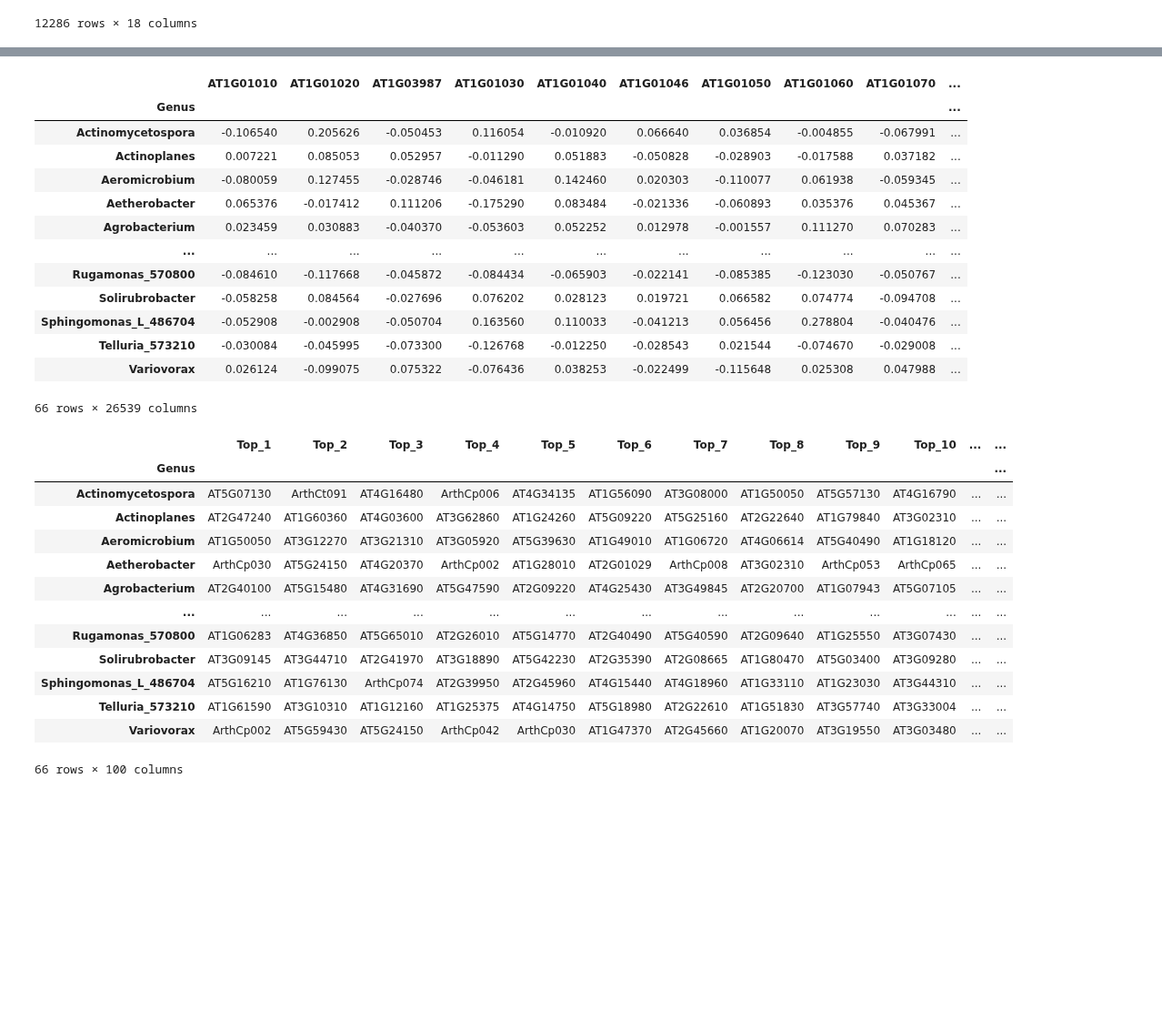
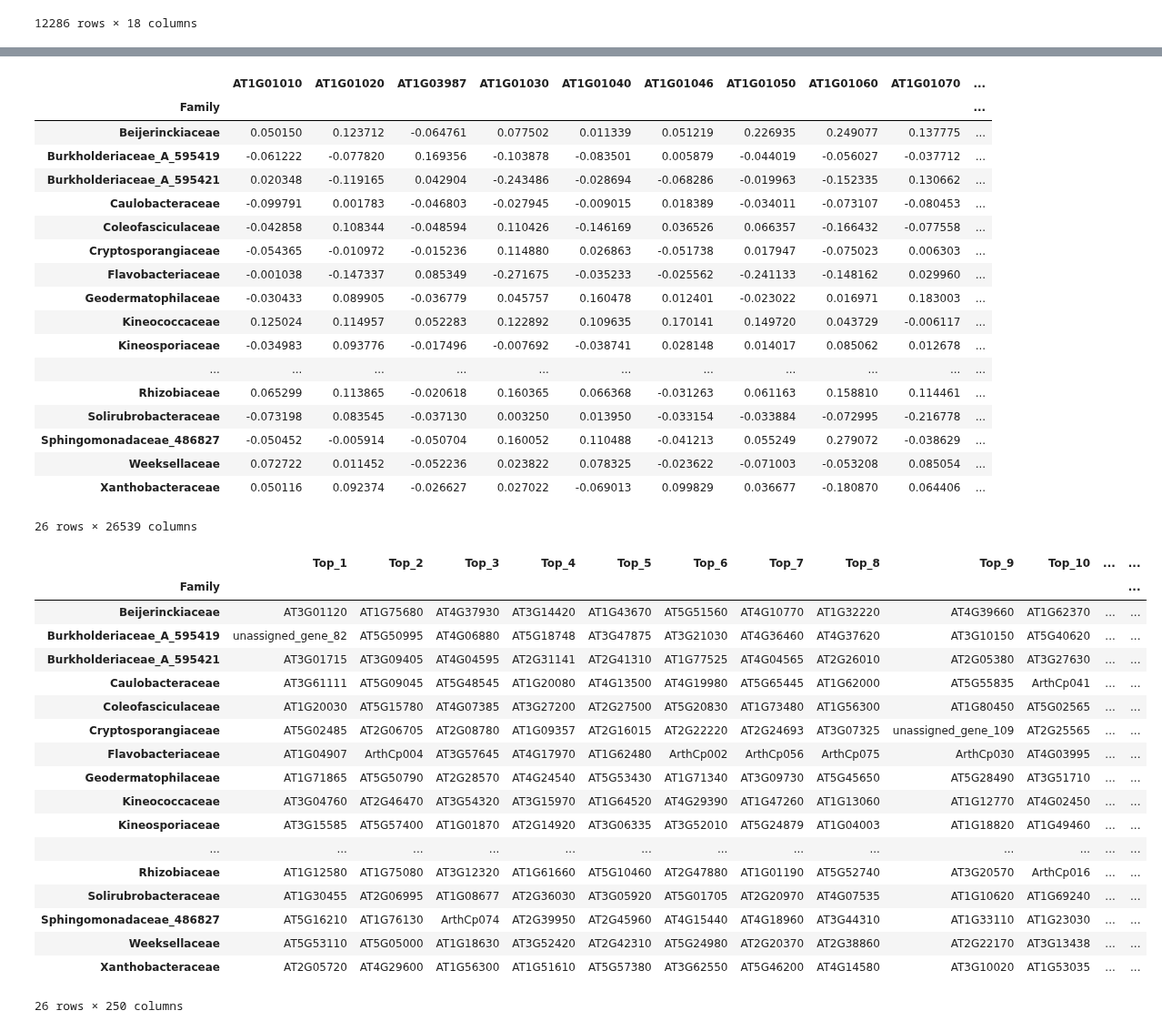
Before and after one commit to mikepassal/Outdoor_microbiome, a Jupyter notebook: Local_analysis/Analysis_post_Luke_talk/Time_shifting_expression_data_correlation/trasncriptomic_correlation_no_sample_merge.ipynb, the cells around one changed output, grey strips where cells are left out. Shown at 91% size. Saved outputs shown, nothing was run; the diff lists cells and outputs as text; code cells hidden in the pictures; blank space fills up the shorter version.

Commit message:
Update luke files investigating genes correlated with load

```diff
--- a/Local_analysis/Analysis_post_Luke_talk/Time_shifting_expression_data_correlation/trasncriptomic_correlation_no_sample_merge.ipynb
+++ b/Local_analysis/Analysis_post_Luke_talk/Time_shifting_expression_data_correlation/trasncriptomic_correlation_no_sample_merge.ipynb
@@ -222,28 +222,28 @@ long_term_microbiome
 12286 rows × 18 columns
 # %%
 genus_sum = (
-    long_term_microbiome[["Sample", "Genus", "AbundR100"]]
-    .groupby(["Sample", "Genus"])
+    long_term_microbiome[["Sample", "Family", "AbundR100"]]
+    .groupby(["Sample", "Family"])
     .sum()
 )
 genus_sum = genus_sum.reset_index()
 genus_sum_w_tp = genus_sum.merge(
     metadata[["sampID", "timepoint"]], left_on="Sample", right_on="sampID"
 )
-all_present_genus = genus_sum_w_tp["Genus"].unique()
+all_present_genus = genus_sum_w_tp["Family"].unique()
 
 ## Need to fill in missing genus in every sample first
 for sampID in genus_sum_w_tp["sampID"].unique():
     sampid_only_df = genus_sum_w_tp.loc[genus_sum_w_tp["sampID"] == sampID]
-    present_genus_in_samp = sampid_only_df["Genus"].unique()
+    present_genus_in_samp = sampid_only_df["Family"].unique()
     difference_in_present_bacteria = list(
         set(all_present_genus) - set(present_genus_in_samp)
     )
     current_time_point = sampid_only_df["timepoint"].iloc[0]
     empty_df_to_add = pd.DataFrame(
-        columns=["Sample", "Genus", "AbundR100", "sampID", "timepoint"]
+        columns=["Sample", "Family", "AbundR100", "sampID", "timepoint"]
     )
-    empty_df_to_add["Genus"] = difference_in_present_bacteria
+    empty_df_to_add["Family"] = difference_in_present_bacteria
     empty_df_to_add["Sample"] = sampID
     empty_df_to_add["AbundR100"] = 0
     empty_df_to_add["sampID"] = sampID
@@ -270,7 +270,7 @@ timepoint_abundance_matrix = pd.pivot_table(
     genus_sum_w_tp,
     values="AbundR100",
     index="sampID",
-    columns="Genus",
+    columns="Family",
 )
 timepoint_abundance_matrix
 
@@ -297,4 +302,4 @@ longterm_sample_abundance_matrix
 # %%
-longterm_sample_abundance_matrix = longterm_sample_abundance_matrix.loc[
+longterm_sample_abundance_matrix_cleaned = longterm_sample_abundance_matrix.loc[
     :, (longterm_sample_abundance_matrix > 0).sum() > 8
 ]
@@ -305,6 +306,6 @@ KeyError: 'AVCC01'
 # %%
 # Align rows and keep only shared samples
-bact, expr = longterm_sample_abundance_matrix.align(
+bact, expr = longterm_sample_abundance_matrix_cleaned.align(
     cleaned_transcriptome, join="inner", axis=0
 )
 
@@ -322,43 +323,53 @@ cross_corr = (bact_z.T @ expr_z) / (len(bact_z) - 1)
 cross_corr
 # %% [output]
 |  | AT1G01010 | AT1G01020 | AT1G03987 | AT1G01030 | AT1G01040 | AT1G01046 | AT1G01050 | AT1G01060 | AT1G01070 | ... |
-| Genus |  |  |  |  |  |  |  |  |  | ... |
-| Actinomycetospora | -0.106540 | 0.205626 | -0.050453 | 0.116054 | -0.010920 | 0.066640 | 0.036854 | -0.004855 | -0.067991 | ... |
-| Actinoplanes | 0.007221 | 0.085053 | 0.052957 | -0.011290 | 0.051883 | -0.050828 | -0.028903 | -0.017588 | 0.037182 | ... |
-| Aeromicrobium | -0.080059 | 0.127455 | -0.028746 | -0.046181 | 0.142460 | 0.020303 | -0.110077 | 0.061938 | -0.059345 | ... |
-| Aetherobacter | 0.065376 | -0.017412 | 0.111206 | -0.175290 | 0.083484 | -0.021336 | -0.060893 | 0.035376 | 0.045367 | ... |
-| Agrobacterium | 0.023459 | 0.030883 | -0.040370 | -0.053603 | 0.052252 | 0.012978 | -0.001557 | 0.111270 | 0.070283 | ... |
+| Family |  |  |  |  |  |  |  |  |  | ... |
+| Beijerinckiaceae | 0.050150 | 0.123712 | -0.064761 | 0.077502 | 0.011339 | 0.051219 | 0.226935 | 0.249077 | 0.137775 | ... |
+| Burkholderiaceae_A_595419 | -0.061222 | -0.077820 | 0.169356 | -0.103878 | -0.083501 | 0.005879 | -0.044019 | -0.056027 | -0.037712 | ... |
+| Burkholderiaceae_A_595421 | 0.020348 | -0.119165 | 0.042904 | -0.243486 | -0.028694 | -0.068286 | -0.019963 | -0.152335 | 0.130662 | ... |
+| Caulobacteraceae | -0.099791 | 0.001783 | -0.046803 | -0.027945 | -0.009015 | 0.018389 | -0.034011 | -0.073107 | -0.080453 | ... |
+| Coleofasciculaceae | -0.042858 | 0.108344 | -0.048594 | 0.110426 | -0.146169 | 0.036526 | 0.066357 | -0.166432 | -0.077558 | ... |
+| Cryptosporangiaceae | -0.054365 | -0.010972 | -0.015236 | 0.114880 | 0.026863 | -0.051738 | 0.017947 | -0.075023 | 0.006303 | ... |
+| Flavobacteriaceae | -0.001038 | -0.147337 | 0.085349 | -0.271675 | -0.035233 | -0.025562 | -0.241133 | -0.148162 | 0.029960 | ... |
+| Geodermatophilaceae | -0.030433 | 0.089905 | -0.036779 | 0.045757 | 0.160478 | 0.012401 | -0.023022 | 0.016971 | 0.183003 | ... |
+| Kineococcaceae | 0.125024 | 0.114957 | 0.052283 | 0.122892 | 0.109635 | 0.170141 | 0.149720 | 0.043729 | -0.006117 | ... |
+| Kineosporiaceae | -0.034983 | 0.093776 | -0.017496 | -0.007692 | -0.038741 | 0.028148 | 0.014017 | 0.085062 | 0.012678 | ... |
 | ... | ... | ... | ... | ... | ... | ... | ... | ... | ... | ... |
-| Rugamonas_570800 | -0.084610 | -0.117668 | -0.045872 | -0.084434 | -0.065903 | -0.022141 | -0.085385 | -0.123030 | -0.050767 | ... |
-| Solirubrobacter | -0.058258 | 0.084564 | -0.027696 | 0.076202 | 0.028123 | 0.019721 | 0.066582 | 0.074774 | -0.094708 | ... |
-| Sphingomonas_L_486704 | -0.052908 | -0.002908 | -0.050704 | 0.163560 | 0.110033 | -0.041213 | 0.056456 | 0.278804 | -0.040476 | ... |
-| Telluria_573210 | -0.030084 | -0.045995 | -0.073300 | -0.126768 | -0.012250 | -0.028543 | 0.021544 | -0.074670 | -0.029008 | ... |
-| Variovorax | 0.026124 | -0.099075 | 0.075322 | -0.076436 | 0.038253 | -0.022499 | -0.115648 | 0.025308 | 0.047988 | ... |
+| Rhizobiaceae | 0.065299 | 0.113865 | -0.020618 | 0.160365 | 0.066368 | -0.031263 | 0.061163 | 0.158810 | 0.114461 | ... |
+| Solirubrobacteraceae | -0.073198 | 0.083545 | -0.037130 | 0.003250 | 0.013950 | -0.033154 | -0.033884 | -0.072995 | -0.216778 | ... |
+| Sphingomonadaceae_486827 | -0.050452 | -0.005914 | -0.050704 | 0.160052 | 0.110488 | -0.041213 | 0.055249 | 0.279072 | -0.038629 | ... |
+| Weeksellaceae | 0.072722 | 0.011452 | -0.052236 | 0.023822 | 0.078325 | -0.023622 | -0.071003 | -0.053208 | 0.085054 | ... |
+| Xanthobacteraceae | 0.050116 | 0.092374 | -0.026627 | 0.027022 | -0.069013 | 0.099829 | 0.036677 | -0.180870 | 0.064406 | ... |
-66 rows × 26539 columns
+26 rows × 26539 columns
 # %%
 # Top 100 values per row, keep shape (others set to NaN)
 top_n_df = pd.DataFrame(
-    cross_corr.apply(lambda x: x.nlargest(100).index.tolist(), axis=1).tolist(),
-    columns=[f"Top_{i+1}" for i in range(100)],
+    cross_corr.apply(lambda x: x.nlargest(250).index.tolist(), axis=1).tolist(),
+    columns=[f"Top_{i+1}" for i in range(250)],
     index=cross_corr.index,
 )
 
 top_n_df
 # %% [output]
 |  | Top_1 | Top_2 | Top_3 | Top_4 | Top_5 | Top_6 | Top_7 | Top_8 | Top_9 | Top_10 | ... | ... |
-| Genus |  |  |  |  |  |  |  |  |  |  |  | ... |
-| Actinomycetospora | AT5G07130 | ArthCt091 | AT4G16480 | ArthCp006 | AT4G34135 | AT1G56090 | AT3G08000 | AT1G50050 | AT5G57130 | AT4G16790 | ... | ... |
-| Actinoplanes | AT2G47240 | AT1G60360 | AT4G03600 | AT3G62860 | AT1G24260 | AT5G09220 | AT5G25160 | AT2G22640 | AT1G79840 | AT3G02310 | ... | ... |
-| Aeromicrobium | AT1G50050 | AT3G12270 | AT3G21310 | AT3G05920 | AT5G39630 | AT1G49010 | AT1G06720 | AT4G06614 | AT5G40490 | AT1G18120 | ... | ... |
-| Aetherobacter | ArthCp030 | AT5G24150 | AT4G20370 | ArthCp002 | AT1G28010 | AT2G01029 | ArthCp008 | AT3G02310 | ArthCp053 | ArthCp065 | ... | ... |
-| Agrobacterium | AT2G40100 | AT5G15480 | AT4G31690 | AT5G47590 | AT2G09220 | AT4G25430 | AT3G49845 | AT2G20700 | AT1G07943 | AT5G07105 | ... | ... |
+| Family |  |  |  |  |  |  |  |  |  |  |  | ... |
+| Beijerinckiaceae | AT3G01120 | AT1G75680 | AT4G37930 | AT3G14420 | AT1G43670 | AT5G51560 | AT4G10770 | AT1G32220 | AT4G39660 | AT1G62370 | ... | ... |
+| Burkholderiaceae_A_595419 | unassigned_gene_82 | AT5G50995 | AT4G06880 | AT5G18748 | AT3G47875 | AT3G21030 | AT4G36460 | AT4G37620 | AT3G10150 | AT5G40620 | ... | ... |
+| Burkholderiaceae_A_595421 | AT3G01715 | AT3G09405 | AT4G04595 | AT2G31141 | AT2G41310 | AT1G77525 | AT4G04565 | AT2G26010 | AT2G05380 | AT3G27630 | ... | ... |
+| Caulobacteraceae | AT3G61111 | AT5G09045 | AT5G48545 | AT1G20080 | AT4G13500 | AT4G19980 | AT5G65445 | AT1G62000 | AT5G55835 | ArthCp041 | ... | ... |
+| Coleofasciculaceae | AT1G20030 | AT5G15780 | AT4G07385 | AT3G27200 | AT2G27500 | AT5G20830 | AT1G73480 | AT1G56300 | AT1G80450 | AT5G02565 | ... | ... |
+| Cryptosporangiaceae | AT5G02485 | AT2G06705 | AT2G08780 | AT1G09357 | AT2G16015 | AT2G22220 | AT2G24693 | AT3G07325 | unassigned_gene_109 | AT2G25565 | ... | ... |
+| Flavobacteriaceae | AT1G04907 | ArthCp004 | AT3G57645 | AT4G17970 | AT1G62480 | ArthCp002 | ArthCp056 | ArthCp075 | ArthCp030 | AT4G03995 | ... | ... |
+| Geodermatophilaceae | AT1G71865 | AT5G50790 | AT2G28570 | AT4G24540 | AT5G53430 | AT1G71340 | AT3G09730 | AT5G45650 | AT5G28490 | AT3G51710 | ... | ... |
+| Kineococcaceae | AT3G04760 | AT2G46470 | AT3G54320 | AT3G15970 | AT1G64520 | AT4G29390 | AT1G47260 | AT1G13060 | AT1G12770 | AT4G02450 | ... | ... |
+| Kineosporiaceae | AT3G15585 | AT5G57400 | AT1G01870 | AT2G14920 | AT3G06335 | AT3G52010 | AT5G24879 | AT1G04003 | AT1G18820 | AT1G49460 | ... | ... |
 | ... | ... | ... | ... | ... | ... | ... | ... | ... | ... | ... | ... | ... |
-| Rugamonas_570800 | AT1G06283 | AT4G36850 | AT5G65010 | AT2G26010 | AT5G14770 | AT2G40490 | AT5G40590 | AT2G09640 | AT1G25550 | AT3G07430 | ... | ... |
-| Solirubrobacter | AT3G09145 | AT3G44710 | AT2G41970 | AT3G18890 | AT5G42230 | AT2G35390 | AT2G08665 | AT1G80470 | AT5G03400 | AT3G09280 | ... | ... |
-| Sphingomonas_L_486704 | AT5G16210 | AT1G76130 | ArthCp074 | AT2G39950 | AT2G45960 | AT4G15440 | AT4G18960 | AT1G33110 | AT1G23030 | AT3G44310 | ... | ... |
-| Telluria_573210 | AT1G61590 | AT3G10310 | AT1G12160 | AT1G25375 | AT4G14750 | AT5G18980 | AT2G22610 | AT1G51830 | AT3G57740 | AT3G33004 | ... | ... |
-| Variovorax | ArthCp002 | AT5G59430 | AT5G24150 | ArthCp042 | ArthCp030 | AT1G47370 | AT2G45660 | AT1G20070 | AT3G19550 | AT3G03480 | ... | ... |
+| Rhizobiaceae | AT1G12580 | AT1G75080 | AT3G12320 | AT1G61660 | AT5G10460 | AT2G47880 | AT1G01190 | AT5G52740 | AT3G20570 | ArthCp016 | ... | ... |
+| Solirubrobacteraceae | AT1G30455 | AT2G06995 | AT1G08677 | AT2G36030 | AT3G05920 | AT5G01705 | AT2G20970 | AT4G07535 | AT1G10620 | AT1G69240 | ... | ... |
+| Sphingomonadaceae_486827 | AT5G16210 | AT1G76130 | ArthCp074 | AT2G39950 | AT2G45960 | AT4G15440 | AT4G18960 | AT3G44310 | AT1G33110 | AT1G23030 | ... | ... |
+| Weeksellaceae | AT5G53110 | AT5G05000 | AT1G18630 | AT3G52420 | AT2G42310 | AT5G24980 | AT2G20370 | AT2G38860 | AT2G22170 | AT3G13438 | ... | ... |
+| Xanthobacteraceae | AT2G05720 | AT4G29600 | AT1G56300 | AT1G51610 | AT5G57380 | AT3G62550 | AT5G46200 | AT4G14580 | AT3G10020 | AT1G53035 | ... | ... |
-66 rows × 100 columns
+26 rows × 250 columns
 # %%
 from upsetplot import UpSet, from_indicators
 
```
Also changed, not shown: parts of 5 cells of this notebook, 1 other file.
